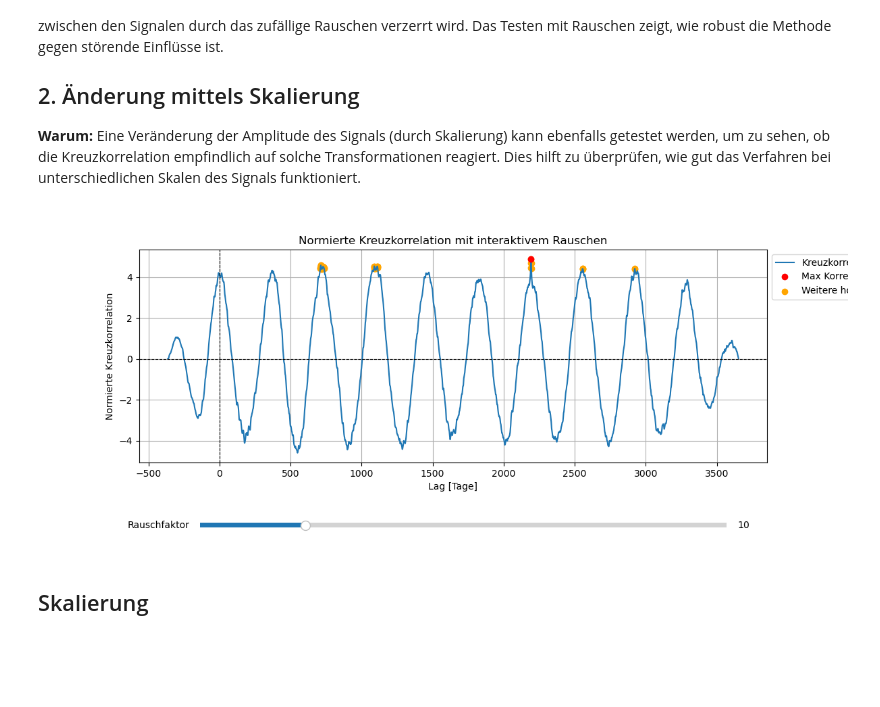
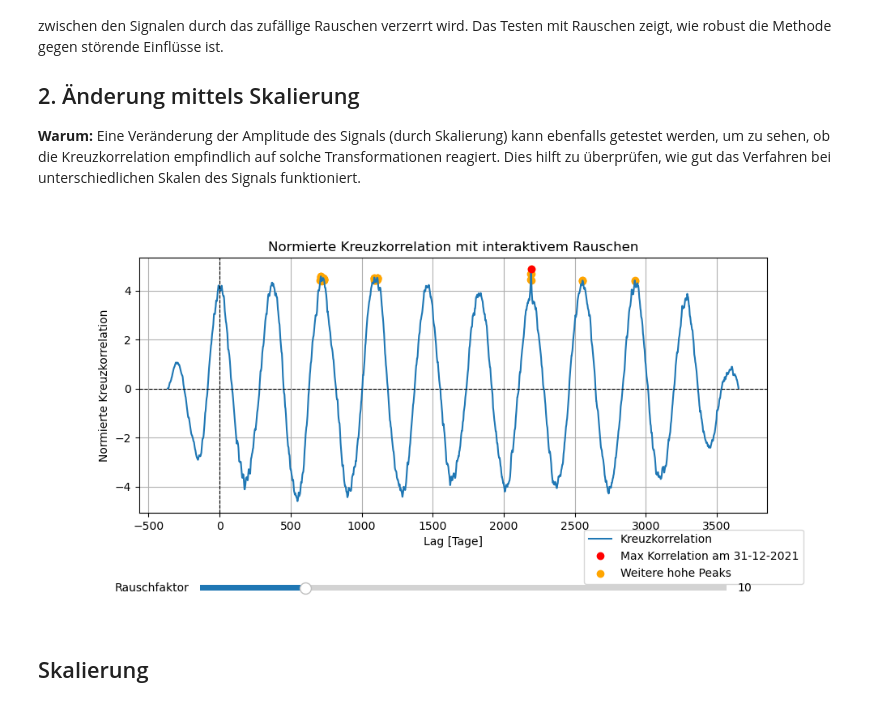
Before and after one commit to Tschoppsilas/GBSV_2025, a Jupyter notebook: MC1/MC1_Correlation.ipynb, the cells around one changed output. Drawn from its saved outputs; the diff is of its cells as text; code cells hidden in the pictures; blank space fills up the shorter version.

```diff
--- a/MC1/MC1_Correlation.ipynb
+++ b/MC1/MC1_Correlation.ipynb
@@ -88,14 +88,18 @@ Timezone difference to GMT+0 0 s
 %matplotlib inline
 
 # CSV-Datei laden
-csv_path = "C:\\Users\silas\PycharmProjects\GBSV_2025\MC1\Data\weather_data.csv"
-if not os.path.exists(csv_path):
+output_dir = Path("Data")
+csv_path = output_dir / "weather_data.csv"
+
+if not csv_path.exists():
     print(f"Fehler: Datei {csv_path} nicht gefunden!")
 else:
     daily_dataframe = pd.read_csv(csv_path, parse_dates=["date"])
 
     # Plot erstellen
-    plt.plot(daily_dataframe["date"], daily_dataframe["temperature_2m_mean"], linestyle="-", marker="o", markersize=2, label="Temperatur in °C")
+    plt.figure(figsize=(12, 6))
+    plt.plot(daily_dataframe["date"], daily_dataframe["temperature_2m_mean"],
+             linestyle="-", marker="o", markersize=2, label="Temperatur in °C")
 
     # Achsentitel und Beschriftungen
     plt.xlabel("Jahre")
@@ -406,11 +410,11 @@ lag_date_formatted = lag_date.strftime('%d-%m-%Y')
 initial_noise_factor = 10
 
 # Interaktiver Plot erstellen
-fig, ax = plt.subplots(figsize=(12, 5))
+fig, ax = plt.subplots(figsize=(10, 5))
 plt.subplots_adjust(bottom=0.25)  # Platz für den Slider
 
 # Hauptplot
-ax.plot(lags, cross_corr, linestyle='-', label="Kreuzkorrelation")
+line, = ax.plot(lags, cross_corr, linestyle='-', label="Kreuzkorrelation")
 
 # Markiere den höchsten Korrelationswert (rot)
 max_point, = ax.plot(max_lag, cross_corr[max_index], 'ro', label=f"Max Korrelation am {lag_date_formatted}")
@@ -431,54 +435,46 @@ ax.set_ylabel("Normierte Kreuzkorrelation")
 ax.set_title("Normierte Kreuzkorrelation mit interaktivem Rauschen")
 ax.grid(True)
 
-# Legende aueeerhalb des Plots
-ax.legend(loc='upper left', bbox_to_anchor=(1, 1))
+# Legende außerhalb des Plots
+ax.legend(loc='lower left', bbox_to_anchor=(0.7, -0.3))
 
 # Schieberegler für den Rauschfaktor
 ax_slider = plt.axes([0.2, 0.05, 0.65, 0.03])  # Position des Sliders
 slider = Slider(ax_slider, 'Rauschfaktor', 0, 50, valinit=initial_noise_factor, valstep=1)
 
 # Update-Funktion für den Slider
 def update(val):
-    # Rauschen hinzufügen basierend auf dem aktuellen Schiebereglerwert
     noisy_roi = add_noise(roi, slider.val)
-
-    # Kreuzkorrelation für das verrauschte ROI berechnen
     cross_corr_noisy = calculate_cross_correlation(full_signal, noisy_roi)
 
-    # Finden des höchsten Korrelationswerts im verrauschten Signal
     max_index_noisy = np.argmax(cross_corr_noisy)
     max_lag_noisy = lags[max_index_noisy]
     lag_date_noisy = full_signal.index[max_index_noisy]
     lag_date_formatted_noisy = lag_date_noisy.strftime('%d-%m-%Y')
 
-    # Dynamische Markierung der weiteren Peaks (orange)
     threshold = 0.9 * cross_corr_noisy[max_index_noisy]
     high_peaks = np.where(cross_corr_noisy >= threshold)[0]
     high_lags = lags[high_peaks]
 
-    # Aktualisiere den Plot mit den neuen Daten
-    ax.clear()  # Lösche den alten Plot
-    ax.plot(lags, cross_corr_noisy, linestyle='-', label="Kreuzkorrelation (verrauscht)")
-    ax.plot(max_lag_noisy, cross_corr_noisy[max_index_noisy], 'ro', label=f"Max Korrelation am {lag_date_formatted_noisy}")
-    scatter = ax.scatter(high_lags, cross_corr_noisy[high_peaks], color='orange', label="Weitere hohe Peaks")
-    ax.axhline(0, color='black', linestyle='--', linewidth=0.8)
-    ax.axvline(0, color='black', linestyle='--', linewidth=0.8)
-    ax.set_xlabel("Lag [Tage]")
-    ax.set_ylabel("Normierte Kreuzkorrelation")
-    ax.set_title("Normierte Kreuzkorrelation mit interaktivem Rauschen")
-    ax.grid(True)
-    ax.legend(loc='upper left', bbox_to_anchor=(1, 1))
+    # Aktualisiere bestehende Plotelemente, anstatt sie zu löschen
+    line.set_ydata(cross_corr_noisy)  # Aktualisiere die Hauptlinie
+    max_point.set_xdata(max_lag_noisy)
+    max_point.set_ydata(cross_corr_noisy[max_index_noisy])
+    scatter.set_offsets(np.column_stack((high_lags, cross_corr_noisy[high_peaks])))
 
-    fig.canvas.draw_idle()  # Zeichne die Änderungen im Plot neu
+    # Aktualisiere den Legendentext für das Maximum
+    max_point.set_label(f"Max Korrelation am {lag_date_formatted_noisy}")
+
+    ax.legend(loc='upper left', bbox_to_anchor=(1, 1))  # Legend bleibt außerhalb erhalten
+    fig.canvas.draw_idle()
 
 # Slider mit Update-Funktion verbinden
 slider.on_changed(update)
 
 # Blockierendes Anzeigen des Plots
 plt.show(block=True)  # Blockiert, damit der Plot angezeigt bleibt
 # %% [output]
-[figure, old version]
+[figure, new version]
 # %% [markdown]
 ## Skalierung
 # %%
```
Also changed, not shown: parts of 5 cells of this notebook, 2 other files.
